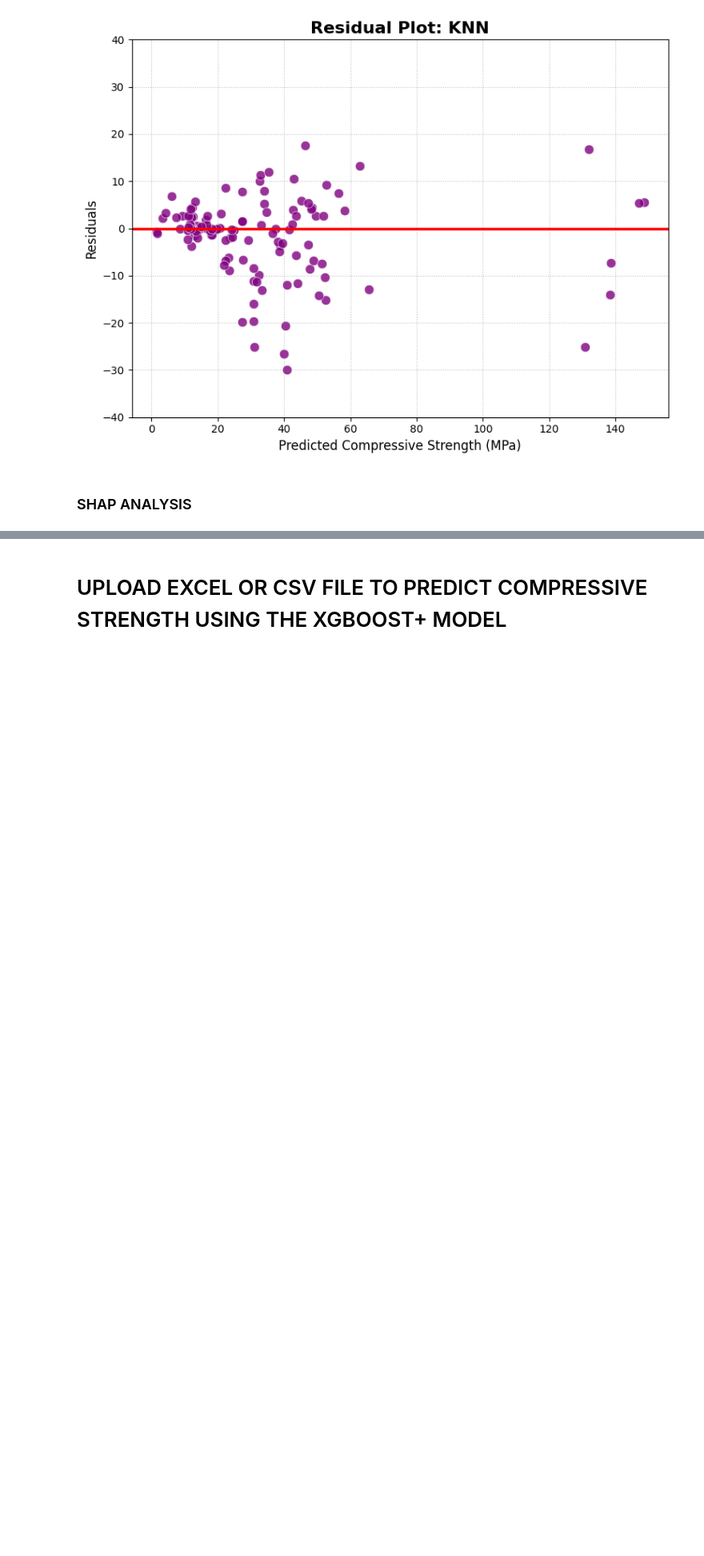
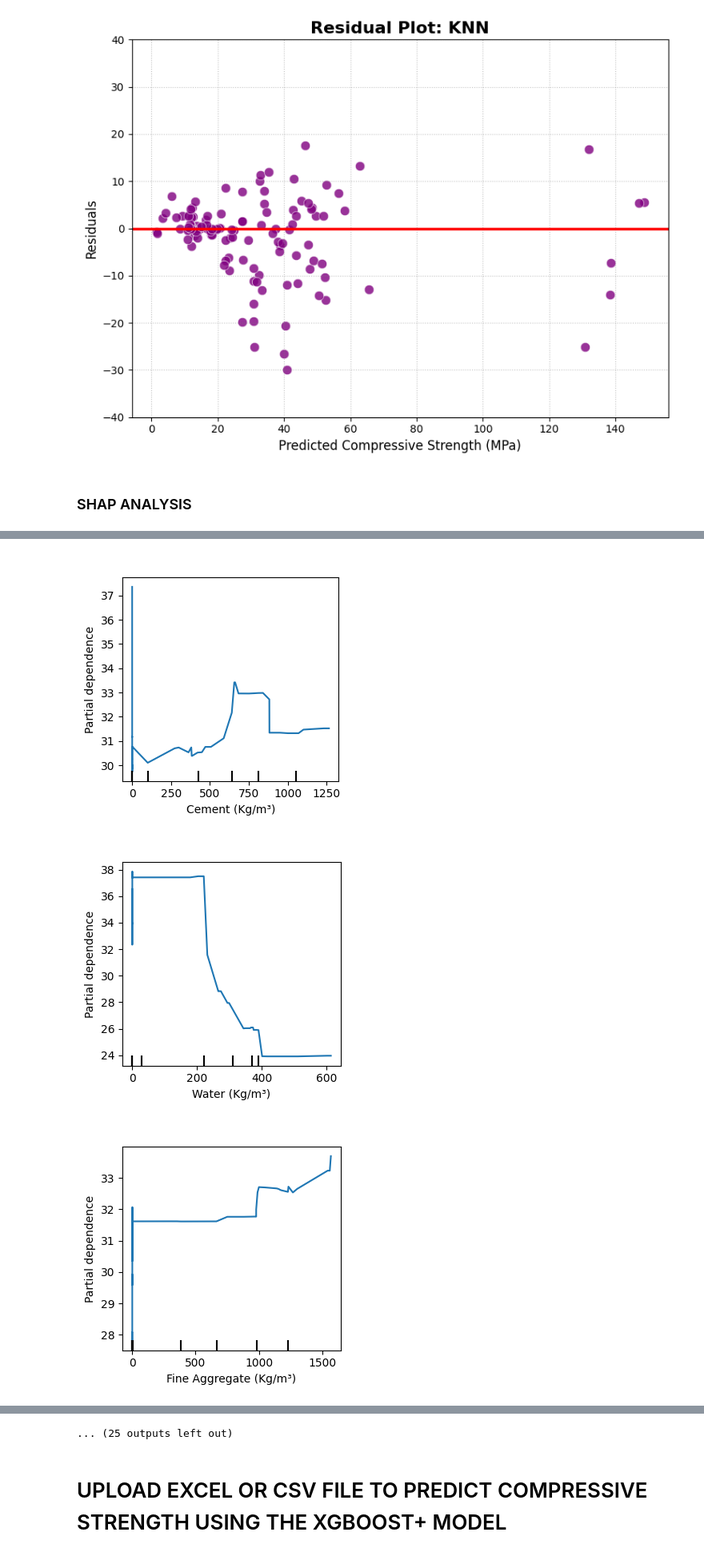
Before and after one commit to IsuPaul/Indpendent-Research, a Jupyter notebook: IR_Source_Code.ipynb, the cells around one changed output, grey strips where cells are left out. Shown at 80% size. Drawn from its saved outputs; the diff is of its cells as text; code cells hidden in the pictures; blank space fills up the shorter version.

```diff
--- a/IR_Source_Code.ipynb
+++ b/IR_Source_Code.ipynb
@@ -852,13 +601,18 @@ plt.tight_layout()
 plt.savefig("BAR_IMPORTANCE.jpg")
 plt.close()
 # %%
-#Partial Dependence Plot (PDP)
+# Partial Dependence Plot (PDP) using the final XGBoost model
 for i in X_test.columns:
     fig, ax = plt.subplots(figsize=(3.5, 3.5))
-    PartialDependenceDisplay.from_estimator(best_model, X_test, [i], ax=ax)
+    PartialDependenceDisplay.from_estimator(model_xgb, X_test, [i], ax=ax)
     ax.set_xlabel(f"{i}", fontsize=8)
     ax.set_ylabel("Partial Dependence", fontsize=8)
-    ax.set_title(f" ")
+    ax.set_title(" ")
     plt.tight_layout()
     plt.savefig(f" PDP of {i.replace(' ', '_').replace('(', '').replace(')', '').replace('/', '_')}.jpg")
+    plt.show()
     plt.close()
+# %% [output]
+[figure, added]
+[figure, added]
+[figure, added]
@@ -865,3 +628,4 @@ for i in X_test.columns:
+... (25 outputs left out)
 # %% [markdown]
 # UPLOAD EXCEL OR CSV FILE TO PREDICT COMPRESSIVE STRENGTH USING THE XGBOOST+ MODEL
 # %%
```
Also changed, not shown: parts of 71 cells of this notebook.
